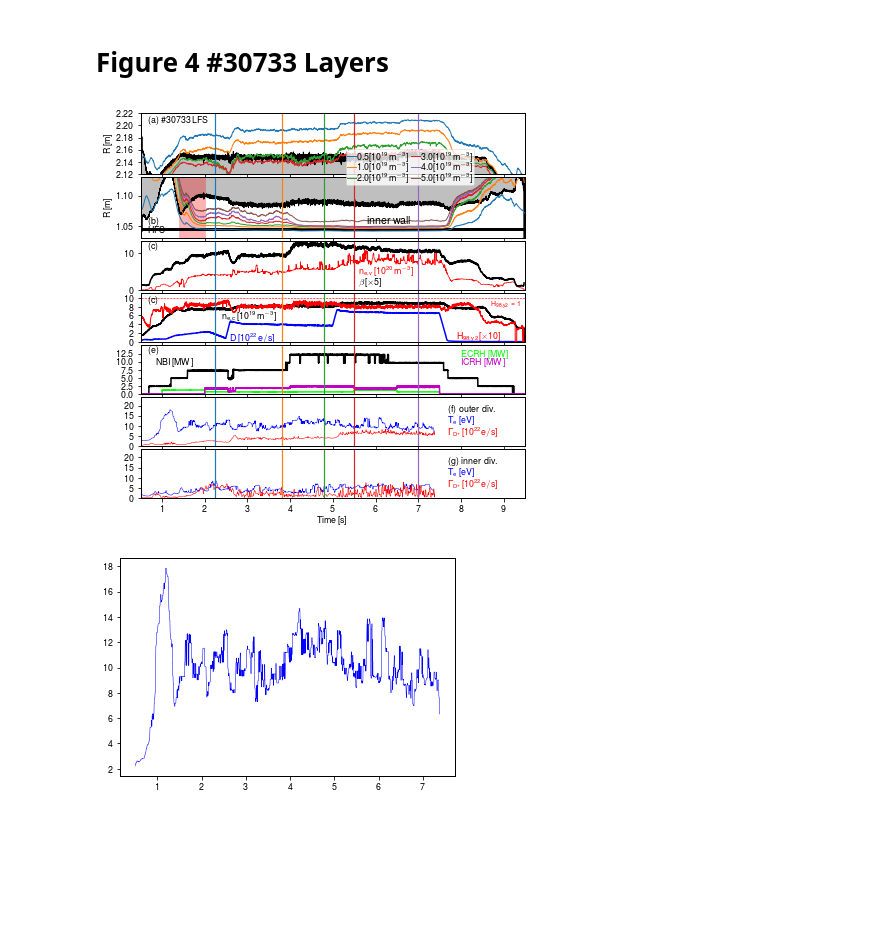
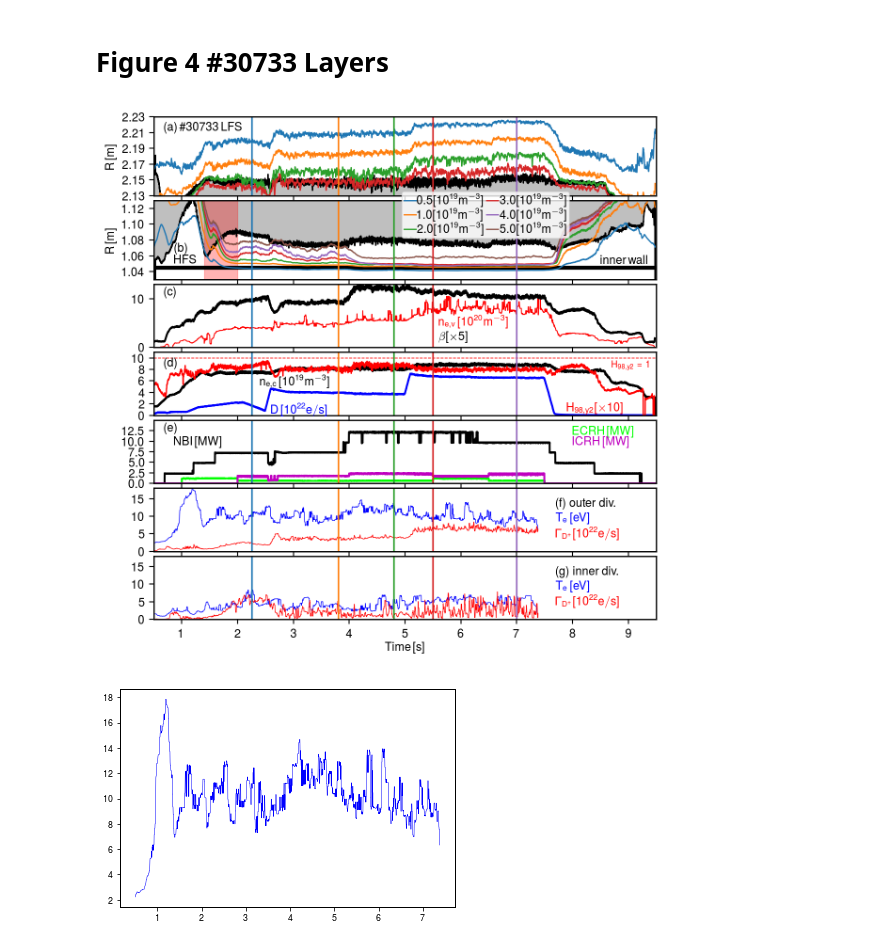
Before and after one commit to guimarais/Hmode_Figures, a Jupyter notebook: Comments_Figures.ipynb, the cells around one changed output. Drawn from its saved outputs; the diff is of its cells as text; code cells hidden in the pictures; blank space fills up the shorter version.

```diff
--- a/Comments_Figures.ipynb
+++ b/Comments_Figures.ipynb
@@ -600,12 +606,12 @@ rl30 = np.loadtxt('/home/guimas/layers/'+str(shotnr)+'/snelfs_3.00000')
 rl40 = np.loadtxt('/home/guimas/layers/'+str(shotnr)+'/snelfs_4.00000')
 raus = np.loadtxt('/home/guimas/diags/'+str(shotnr)+'/'+eqdiag+'.Raus')
 
-rh05 = np.loadtxt('/home/guimas/layers/'+str(shotnr)+'/snehfs_0.500000')
-rh10 = np.loadtxt('/home/guimas/layers/'+str(shotnr)+'/snehfs_1.00000')
-rh20 = np.loadtxt('/home/guimas/layers/'+str(shotnr)+'/snehfs_2.00000')
-rh30 = np.loadtxt('/home/guimas/layers/'+str(shotnr)+'/snehfs_3.00000')
-rh40 = np.loadtxt('/home/guimas/layers/'+str(shotnr)+'/snehfs_4.00000')
-rh50 = np.loadtxt('/home/guimas/layers/'+str(shotnr)+'/snehfs_5.00000')
+rh05 = np.loadtxt('/home/guimas/layers/old_'+str(shotnr)+'/snehfs_0.500000')
+rh10 = np.loadtxt('/home/guimas/layers/old_'+str(shotnr)+'/snehfs_1.00000')
+rh20 = np.loadtxt('/home/guimas/layers/old_'+str(shotnr)+'/snehfs_2.00000')
+rh30 = np.loadtxt('/home/guimas/layers/old_'+str(shotnr)+'/snehfs_3.00000')
+rh40 = np.loadtxt('/home/guimas/layers/old_'+str(shotnr)+'/snehfs_4.00000')
+rh50 = np.loadtxt('/home/guimas/layers/old_'+str(shotnr)+'/snehfs_5.00000')
 
 rin = np.loadtxt('/home/guimas/diags/'+str(shotnr)+'/'+eqdiag+'.Rin')
 
@@ -650,12 +656,15 @@ lwid = 1
 mintime = 0.5
 maxtime = 9.5
 
+#HFS Separatrix shift
+hfsshift = 0.05
+
 ##Alpha setting
 alphareg = 0.2
 
 f, axarr = plt.subplots(
         nrows=7, ncols=1, sharex=True, sharey=False,
-        gridspec_kw={'height_ratios':[5,5,4,4,4,4,4]},figsize=(6, 6)) #6, 4.75
+        gridspec_kw={'height_ratios':[5,5,4,4,4,4,4]},figsize=(6, 6),dpi=200) #6, 4.75
 
 ###Global settings
 ax1 = axarr[0]
@@ -671,7 +680,7 @@ plt.setp(ax3.get_xticklabels(), visible=False)
 ####First plot
 ################################################
 lettx = 0.02
-letty = 0.85
+letty = 0.82
 ax1.text(lettx, letty, r'$\mathrm{(a)\,\#'+str(shotnr)+'\,LFS}$', transform=ax1.transAxes)
 
 ax1.plot(raus[:,0], raus[:,1], color='black', linewidth=lwid)
@@ -688,8 +697,8 @@ ax1.plot(rl30[m30,0], rl30[m30,1], label='3.0', linewidth=lwid)
 # m40 = rl40[:,0]>=start40
 # ax1.plot(rl40[m40,0], rl40[m40,1], color='orange', label='4.0', linewidth=lwid)
 
-ax1.set_ylim([2.12,2.22])
-ax1.set_yticks([2.12,2.14,2.16,2.18,2.20,2.22])
+ax1.set_ylim([2.13,2.23])
+ax1.set_yticks([2.13,2.15,2.17,2.19,2.21,2.23])
 
 ax1.fill_between(raus[:,0], raus[:,1], 1.5, color='black', alpha=0.25)
 
@@ -699,10 +708,8 @@ ax1.set_ylabel(r'$\mathrm{R\,[m]}$')
 ################################################
 ax2 = axarr[1]
 
-ax2.text(lettx, 0.23, '(b)', transform=ax2.transAxes)
-ax2.text(lettx, 0.085, 'HFS', transform=ax2.transAxes)
-
-hfsshift = 0.04
+ax2.text(0.04, 0.35, '(b)', transform=ax2.transAxes)
+ax2.text(0.04, 0.205, 'HFS', transform=ax2.transAxes)
 
 ax2.plot(rin[:,0], rin[:,1]-hfsshift, color='black', linewidth=lwid)
 
@@ -714,7 +721,6 @@ m30 = rh30[:,0]>=start30
 ax2.plot(rh30[m30,0], rh30[m30,1],
          label='$\mathrm{3.0[10^{19}m^{-3}]}$', linewidth=lwid)
 
-
 start40 = 1.0
 m40 = rh40[:,0]>=start40
 ax2.plot(rh40[m40,0], rh40[m40,1], label='$\mathrm{4.0[10^{19}m^{-3}]}$', linewidth=lwid)
@@ -724,17 +730,17 @@ m50 = rh50[:,0]>=start50
 ax2.plot(rh50[m50,0], rh50[m50,1], label='$\mathrm{5.0[10^{19}m^{-3}]}$', linewidth=lwid)
 
 
-ax2.legend(bbox_to_anchor=(0.7,0.8), ncol=2, borderpad=0.2, labelspacing=0.1,
+ax2.legend(bbox_to_anchor=(0.66,0.45), ncol=2, borderpad=0.2, labelspacing=0.1,
            columnspacing=0.2, handlelength=1, handletextpad=0.1, fancybox=True)
 
 ##Inner wall
-ax2.text(5.8, 1.054, r'$\mathrm{inner\,wall}$', fontsize='large')
+ax2.text(8.5, 1.05, r'$\mathrm{inner\,wall}$', ha='left')
 ax2.hlines(1.045, mintime, maxtime, color='black', lw=3)
 
 ylimax = 1.13
 ylimin = 1.03
 ax2.set_ylim([ylimin,ylimax])
-ax1.set_yticks([2.12,2.14,2.16,2.18,2.20,2.22])
+ax2.set_yticks([1.04,1.06,1.08,1.10,1.12])
 
 ###Ta-da
 ax2.set_ylabel(r'$\mathrm{R\,[m]}$')
@@ -744,7 +750,7 @@ ax2.fill_between(rin[:,0], rin[:,1]-hfsshift, 1.5, color='black', alpha=0.25)
 #### Third plot
 ################################################
 ax6 = axarr[3]
-ax6.text(lettx, letty-0.05, '(c)', transform=ax6.transAxes)
+ax6.text(lettx, letty-0.05, '(d)', transform=ax6.transAxes)
 
 #sbdclr = '#000000'
 #ax6.plot(td, sd, color=sbdclr)
@@ -803,8 +809,8 @@ ax4.plot(nntime, medfilt(nntemp,21), color='b', lw=0.5)
 
 ax4.plot(jsatl[:,0], savgol_filter(jsatl[:,1], 301, 3), color='red', lw=0.5)
 
-ax4.set_yticks([0,5,10,15,20])
-ax4.set_ylim((0,24))
+ax4.set_yticks([0,5,10,15])
+ax4.set_ylim((0,18))
 #ax4.set_xlabel(r'$\mathrm{Time\,[s]}$', labelpad=2)
 ################################################################
 ################################################################
@@ -825,8 +831,8 @@ ax5.plot(jsath[:,0], savgol_filter(jsath[:,1], 601, 5), color='red', lw=0.5)
 ax5.text(0.8, 0.2, r'$\mathrm{\Gamma_{D^{+}}[10^{22}e/s]}$', color='red', transform=ax5.transAxes)
 ax5.text(0.8, 0.45, r'$\mathrm{T_{e}\,[eV]}$', color='b', transform=ax5.transAxes)
 
-ax5.set_yticks([0,5,10,15,20])
-ax5.set_ylim((0,24))
+ax5.set_yticks([0,5,10,15])
+ax5.set_ylim((0,18))
 ax5.set_xlabel(r'$\mathrm{Time\,[s]}$', labelpad=2)
 
 ################################################################
@@ -844,34 +850,34 @@ ax7.plot(dne.time, medfilt(dne.data[:,19],21)*1e-20,lw=0.7,c='r')
 asymval = 24
 #ax7.plot(asympar[:,0], asympar[:,1]/10.0*asymval, color='k',lw=0.1)
 ax7.set_ylim(0,13)
 # ax7.plot(dne.time, medfilt(dne.data[:,17],21),lw=0.7)
 # ax7.plot(dne.time, medfilt(dne.data[:,18],21),lw=0.7)
 # ax7.plot(dne.time, medfilt(dne.data[:,15],21),lw=0.7)
 # ax7.plot(dne.time, medfilt(dne.data[:,19],21),lw=0.7)
 
 #ax7.text(7.6, 7.0, r'$\mathrm{Asym.\,Param.\,[\times24]}$', color='k')
 ax7.text(5.6, 4.2, r'$\mathrm{n_{e,v}\,[10^{20}m^{-3}]}$', color='r')
 
 ax7.plot(beta.time, beta.data*6, color='k')
 ax7.text(5.6, 1.5, r'$\mathrm{\beta[\times5]}$', color='k')
 
 plt.subplots_adjust(left=0.1, bottom=0.08, right=0.99, top=0.97, wspace=0.1, hspace=0.07)
 ################################################################
 ################################################################
 ax2.axvspan(1.4, 2.0, color='r', alpha=0.3)
 #plt.savefig("layers_idh_"+str(shotnr)+".png", format='png', dpi=300)
 
 for ax in axarr:
     ax.axvline(2.25, color='C0', lw=1.2)
     ax.axvline(3.8, color='C1', lw=1.2)
     ax.axvline(4.8, color='C2', lw=1.2)
     ax.axvline(5.5, color='C3', lw=1.2)
     ax.axvline(7.0, color='C4', lw=1.2)
 
 plt.savefig("./Revised/Figure4.png", format='png', dpi=300)
 plt.show()
 # %% [output]
-[figure, old version]
+[figure, new version]
 # %%
 msk = ~np.isnan(tel[:,1])
 nntemp = tel[msk,1]
```
Also changed, not shown: parts of 2 cells of this notebook, 5 other files.
